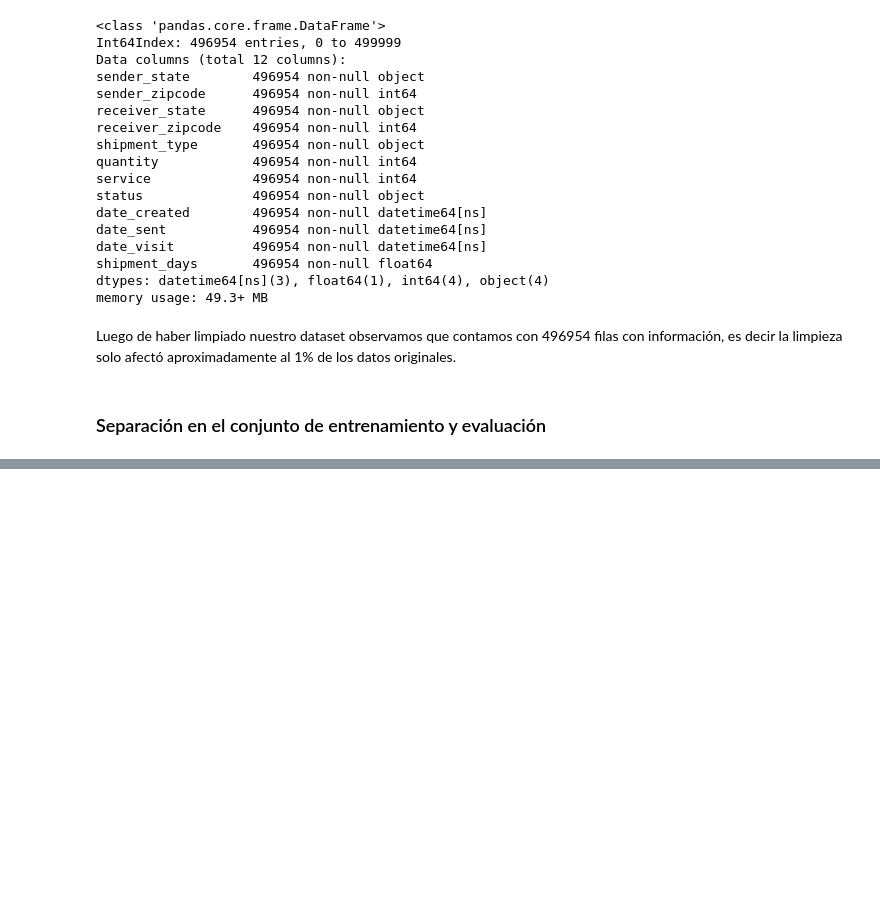
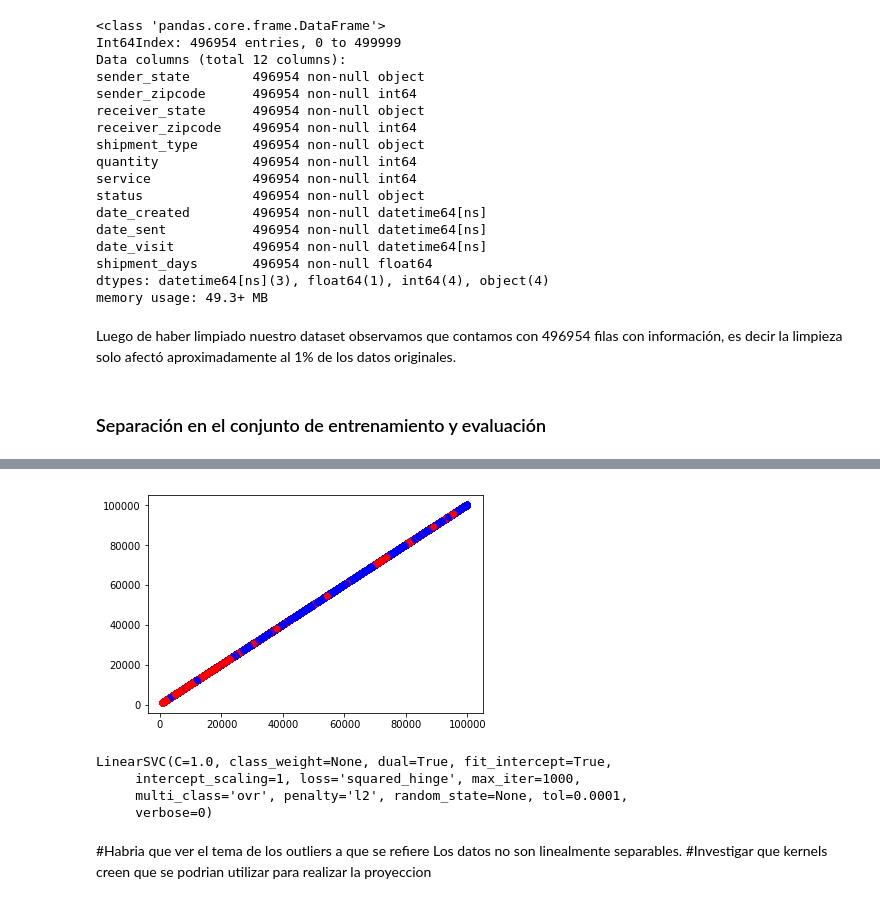
Before and after one commit to cnoeliachaves/diplodatos, a Jupyter notebook: mentoria/practico4.ipynb, the cells around one changed output, grey strips where cells are left out. Cells and saved outputs as stored; diff of their text form; code cells hidden in the pictures; blank space fills up the shorter version.

```diff
--- a/mentoria/practico4.ipynb
+++ b/mentoria/practico4.ipynb
@@ -289,0 +398,18 @@ dataset_clean['date_visit'].groupby(
+# %%
+plt.scatter(X[['receiver_zipcode']], X[['receiver_zipcode']], c=col);
+# %% [output]
+[figure, added]
+# %%
+#clf = sklearn.svm.LinearSVC()
+from sklearn.svm import SVC
+svm = SVC(kernel='linear', C=1, random_state=0)
+clf.fit(X, Y)
+# %% [output]
+LinearSVC(C=1.0, class_weight=None, dual=True, fit_intercept=True,
+     intercept_scaling=1, loss='squared_hinge', max_iter=1000,
+     multi_class='ovr', penalty='l2', random_state=None, tol=0.0001,
+     verbose=0)
+# %% [markdown]
+#Habria que ver el tema de los outliers a que se refiere
+Los datos no son linealmente separables.
+#Investigar que kernels creen que se podrian utilizar para realizar la proyeccion
```
Also changed, not shown: parts of 20 cells of this notebook, 1 other file.
